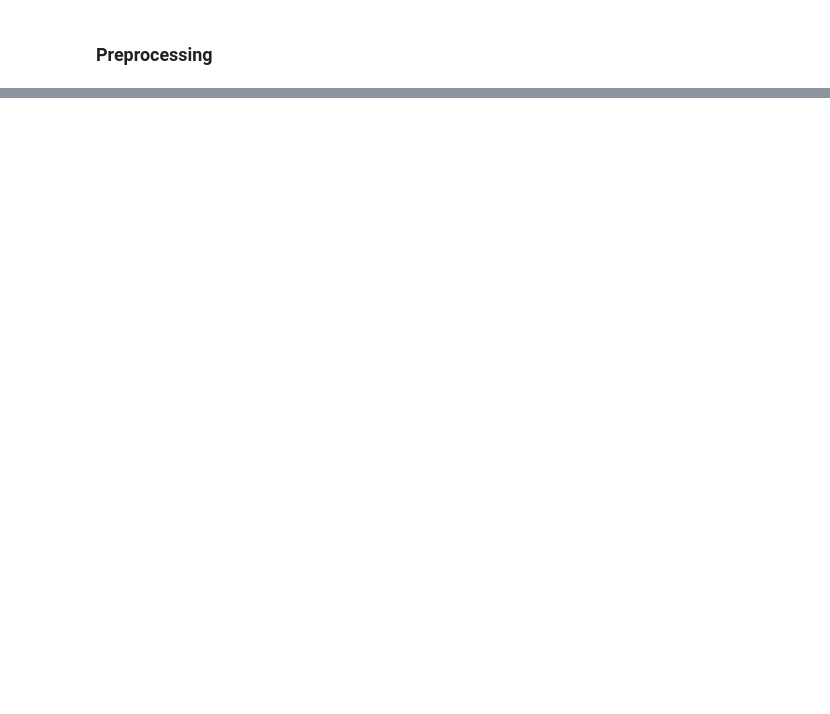
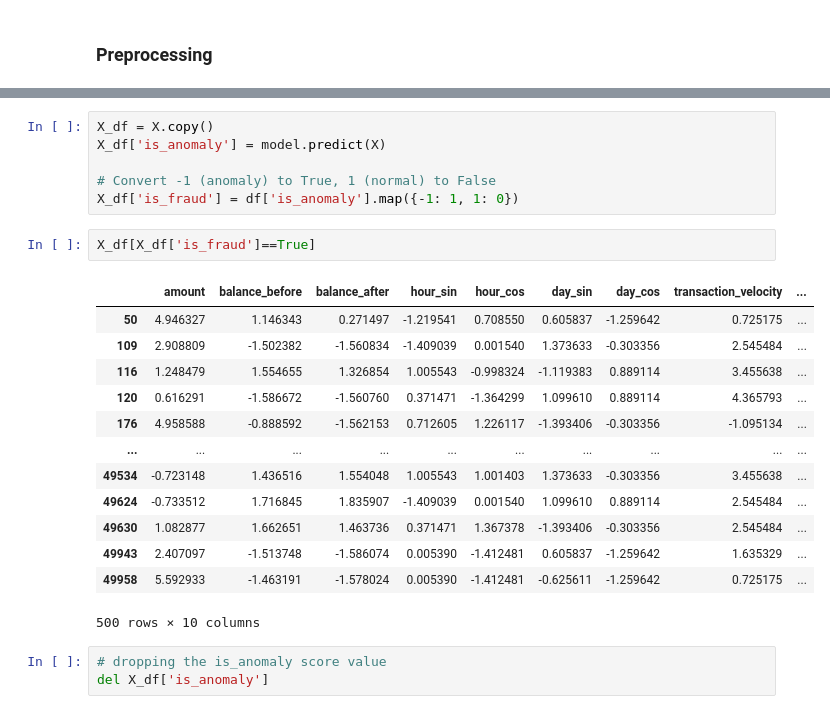
Before and after one commit to promibe/M-Pesa-Fraud-Transaction-Detection-System-, a Jupyter notebook: Fraud_detection.ipynb, the cells around one changed output, grey strips where cells are left out. Drawn from its saved outputs; the diff is of its cells as text; blank space fills up the shorter version.

```diff
--- a/Fraud_detection.ipynb
+++ b/Fraud_detection.ipynb
@@ -217,0 +270,25 @@ df_cleaned['is_anomaly'] = df_cleaned['is_anomaly'].map({-1: True, 1: False})
+# %%
+X_df = X.copy()
+X_df['is_anomaly'] = model.predict(X)
+
+# Convert -1 (anomaly) to True, 1 (normal) to False
+X_df['is_fraud'] = df['is_anomaly'].map({-1: 1, 1: 0})
+# %%
+X_df[X_df['is_fraud']==True]
+# %% [output]
+|  | amount | balance_before | balance_after | hour_sin | hour_cos | day_sin | day_cos | transaction_velocity | ... |
+| 50 | 4.946327 | 1.146343 | 0.271497 | -1.219541 | 0.708550 | 0.605837 | -1.259642 | 0.725175 | ... |
+| 109 | 2.908809 | -1.502382 | -1.560834 | -1.409039 | 0.001540 | 1.373633 | -0.303356 | 2.545484 | ... |
+| 116 | 1.248479 | 1.554655 | 1.326854 | 1.005543 | -0.998324 | -1.119383 | 0.889114 | 3.455638 | ... |
+| 120 | 0.616291 | -1.586672 | -1.560760 | 0.371471 | -1.364299 | 1.099610 | 0.889114 | 4.365793 | ... |
+| 176 | 4.958588 | -0.888592 | -1.562153 | 0.712605 | 1.226117 | -1.393406 | -0.303356 | -1.095134 | ... |
+| ... | ... | ... | ... | ... | ... | ... | ... | ... | ... |
+| 49534 | -0.723148 | 1.436516 | 1.554048 | 1.005543 | 1.001403 | 1.373633 | -0.303356 | 3.455638 | ... |
+| 49624 | -0.733512 | 1.716845 | 1.835907 | -1.409039 | 0.001540 | 1.099610 | 0.889114 | 2.545484 | ... |
+| 49630 | 1.082877 | 1.662651 | 1.463736 | 0.371471 | 1.367378 | -1.393406 | -0.303356 | 2.545484 | ... |
+| 49943 | 2.407097 | -1.513748 | -1.586074 | 0.005390 | -1.412481 | 0.605837 | -1.259642 | 1.635329 | ... |
+| 49958 | 5.592933 | -1.463191 | -1.578024 | 0.005390 | -1.412481 | -0.625611 | -1.259642 | 0.725175 | ... |
+500 rows × 10 columns
+# %%
+# dropping the is_anomaly score value
+del X_df['is_anomaly']
```
Also changed, not shown: parts of 37 cells of this notebook, 2 other files.
